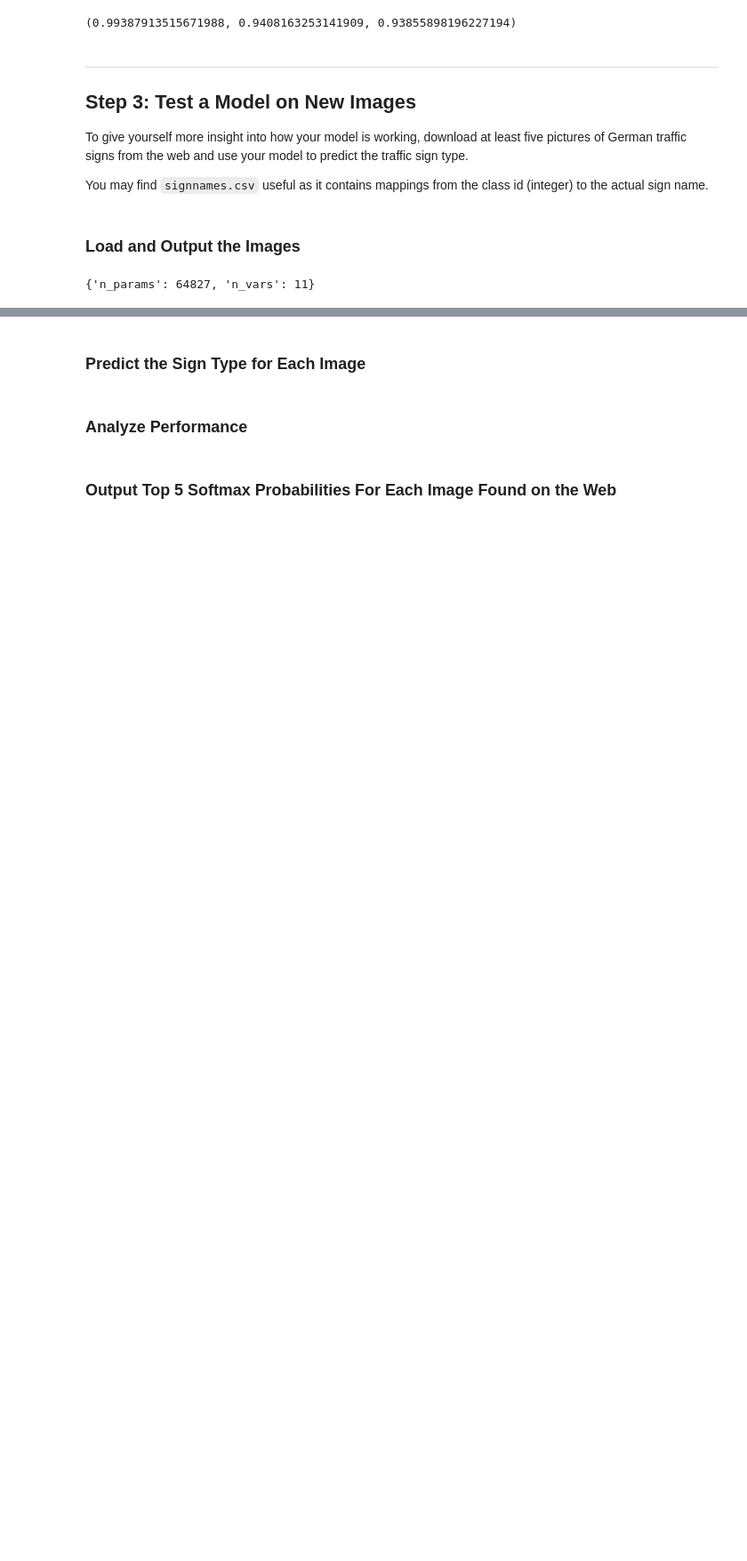
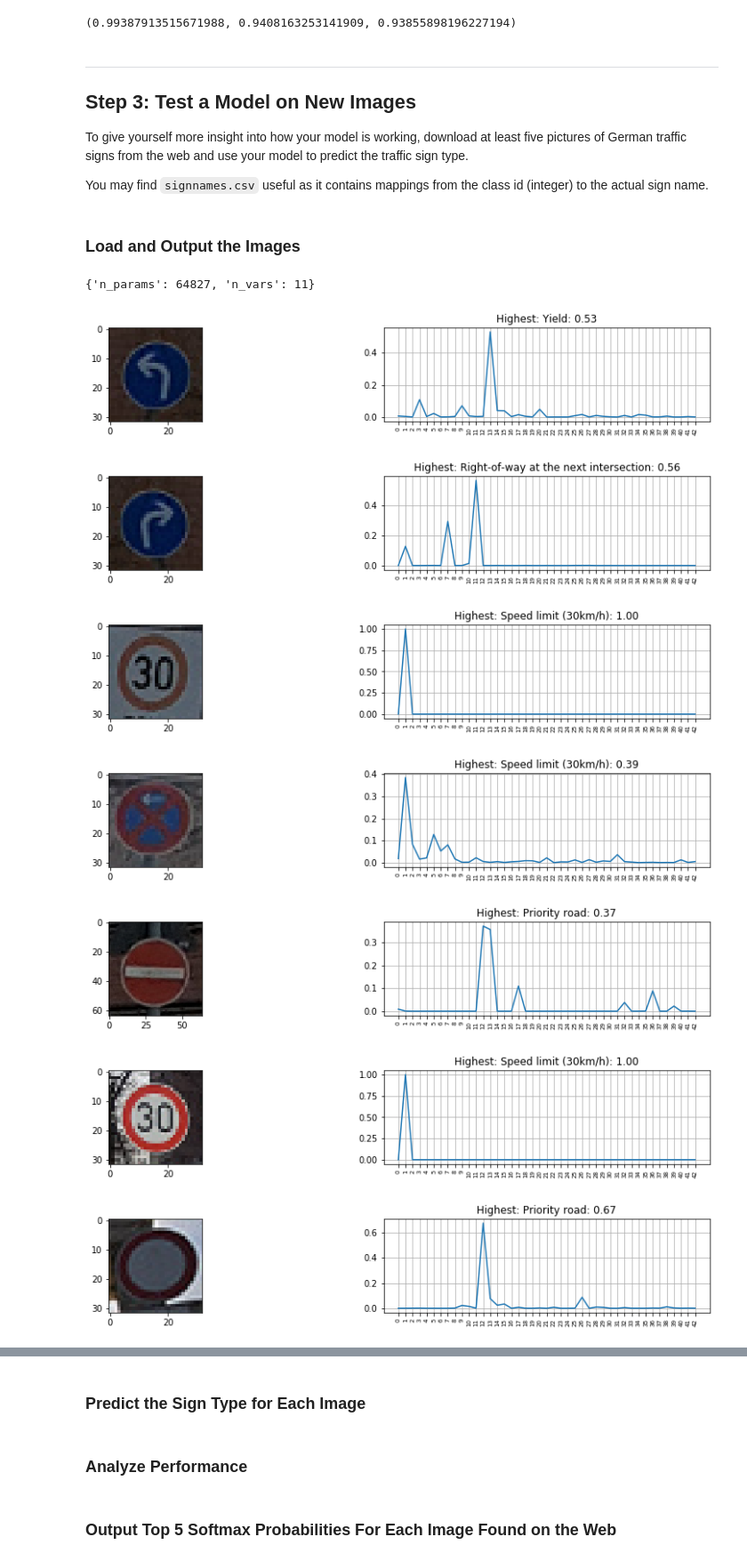
Before and after one commit to sshleifer/traffic-signs, a Jupyter notebook: TSIgn93.ipynb, the cells around one changed output, grey strips where cells are left out. Shown at 89% size. Drawn from its saved outputs; the diff is of its cells as text; code cells hidden in the pictures; blank space fills up the shorter version.

```diff
--- a/TSIgn93.ipynb
+++ b/TSIgn93.ipynb
@@ -289,8 +289,7 @@ def LeNet(x, n_classes=n_classes):
                          name='conv2_W')
     conv2_b = tf.Variable(tf.zeros(16))
     conv2 = tf.nn.conv2d(conv1, conv2_W, strides=[1, 1, 1, 1], padding='VALID') + conv2_b
-    conv2 = tf.contrib.layers.batch_norm(conv2)
-
+    conv2 = tf.contrib.layers.batch_norm(conv2, is_training=
     # SOLUTION: Activation.
     conv2 = tf.nn.relu(conv2)
 
@@ -483,27 +484,42 @@ saver.restore(sess, './lenet_dropout')
 # %%
 v = tf.trainable_variables()
+# %%
+sess = tf.Session()
+saver.restore(sess, './lenet_dropout_bn')
 # %%
-
+topks = {}
 for file in files:
     img = cv2.imread(file)
     img = cv2.resize(img, (32,32))
     im_normalized = np.array([(img / 127.5 - 1)])
     softmax_prob = sess.run(tf.nn.softmax(logits),
                                 feed_dict={x:im_normalized,
                                            keep_prob:1.0})
+    v = sess.run(tf.nn.top_k(softmax_prob, k=5))
+    topks[file] = classnames.loc[v.indices[0]].to_frame('name').assign(
+        file=file, proba=v.values[0])
+
 
     pred_name = classnames.loc[pd.Series(softmax_prob[0]).idxmax()]
     fig = plt.figure(figsize=(15,2))
     ax = fig.add_subplot(1,2,1)
     img = mpimg.imread(file)
     ax.imshow(img)
 
     ax = fig.add_subplot(1,2,2)
     ax.set_xticks(np.arange(0,43,1))
     plt.plot(softmax_prob[0])
     plt.title('Highest: {}: {:.2f}'.format(pred_name, max(softmax_prob[0])))
     for tick in ax.xaxis.get_major_ticks():
         tick.label.set_fontsize('x-small')
         tick.label.set_rotation('vertical')
     plt.grid()
     plt.show()
+# %% [output]
+[figure, added]
+[figure, added]
+[figure, added]
+[figure, added]
+[figure, added]
+[figure, added]
+[figure, added]
```
Also changed, not shown: parts of 7 cells of this notebook, 1 other file.
